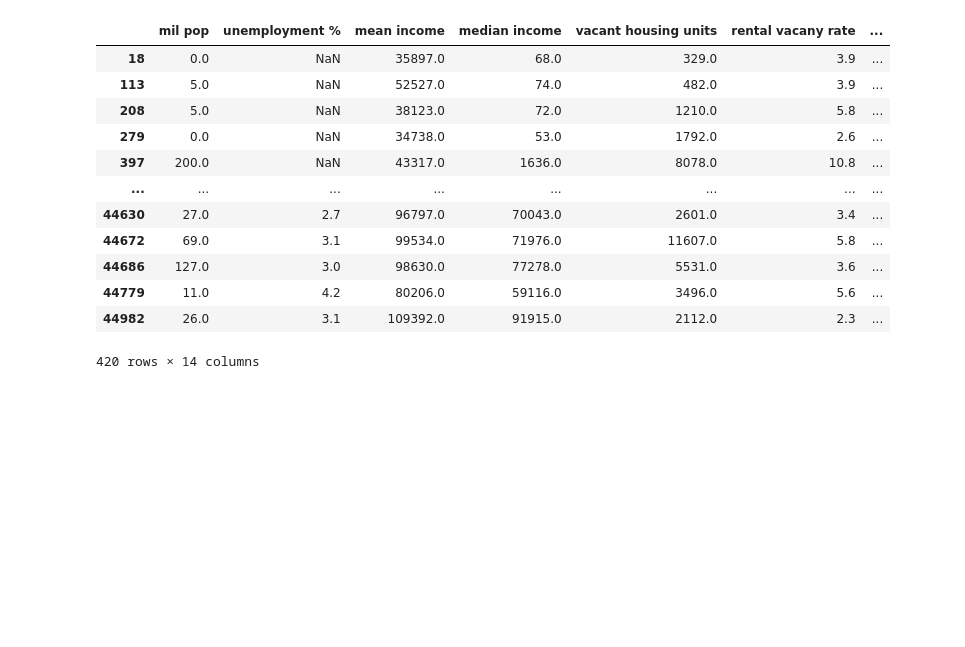
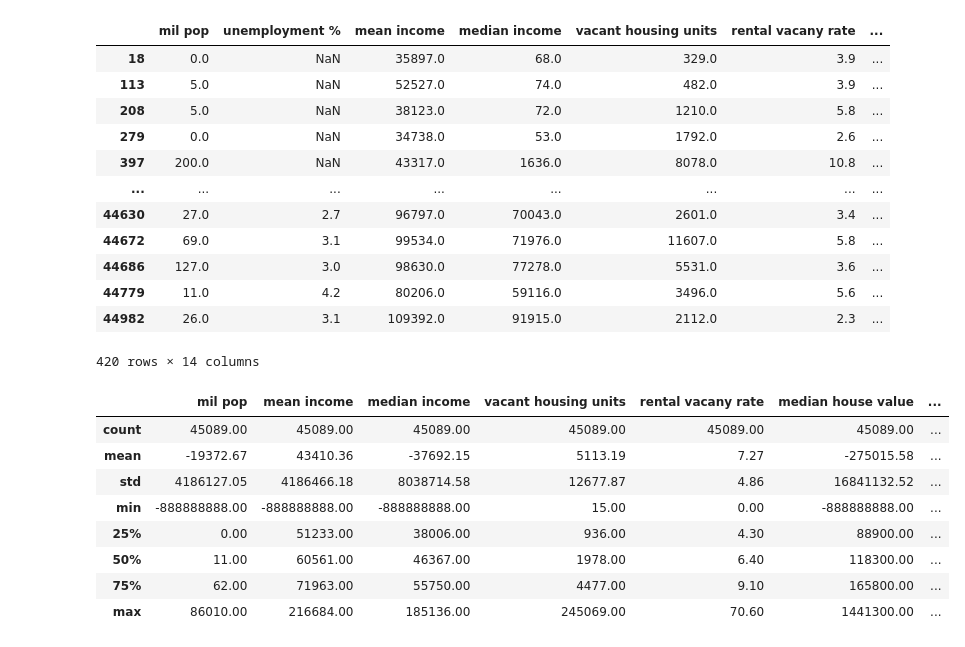
Before and after one commit to kellerl7/Milestone_2, a Jupyter notebook: Vizs/VIZs_2.ipynb, the cells around one changed output. Cells and saved outputs as stored; diff of their text form; code cells hidden in the pictures; blank space fills up the shorter version.

```diff
--- a/Vizs/VIZs_2.ipynb
+++ b/Vizs/VIZs_2.ipynb
@@ -350,0 +354,12 @@ df[df["county_name"]=="Washington County"]
+# %%
+df.describe(percentiles=[0.25, 0.50, 0.75])
+# %% [output]
+|  | mil pop | mean income | median income | vacant housing units | rental vacany rate | median house value | ... |
+| count | 45089.00 | 45089.00 | 45089.00 | 45089.00 | 45089.00 | 45089.00 | ... |
+| mean | -19372.67 | 43410.36 | -37692.15 | 5113.19 | 7.27 | -275015.58 | ... |
+| std | 4186127.05 | 4186466.18 | 8038714.58 | 12677.87 | 4.86 | 16841132.52 | ... |
+| min | -888888888.00 | -888888888.00 | -888888888.00 | 15.00 | 0.00 | -888888888.00 | ... |
+| 25% | 0.00 | 51233.00 | 38006.00 | 936.00 | 4.30 | 88900.00 | ... |
+| 50% | 11.00 | 60561.00 | 46367.00 | 1978.00 | 6.40 | 118300.00 | ... |
+| 75% | 62.00 | 71963.00 | 55750.00 | 4477.00 | 9.10 | 165800.00 | ... |
+| max | 86010.00 | 216684.00 | 185136.00 | 245069.00 | 70.60 | 1441300.00 | ... |
```
Also changed, not shown: parts of 10 cells of this notebook.
